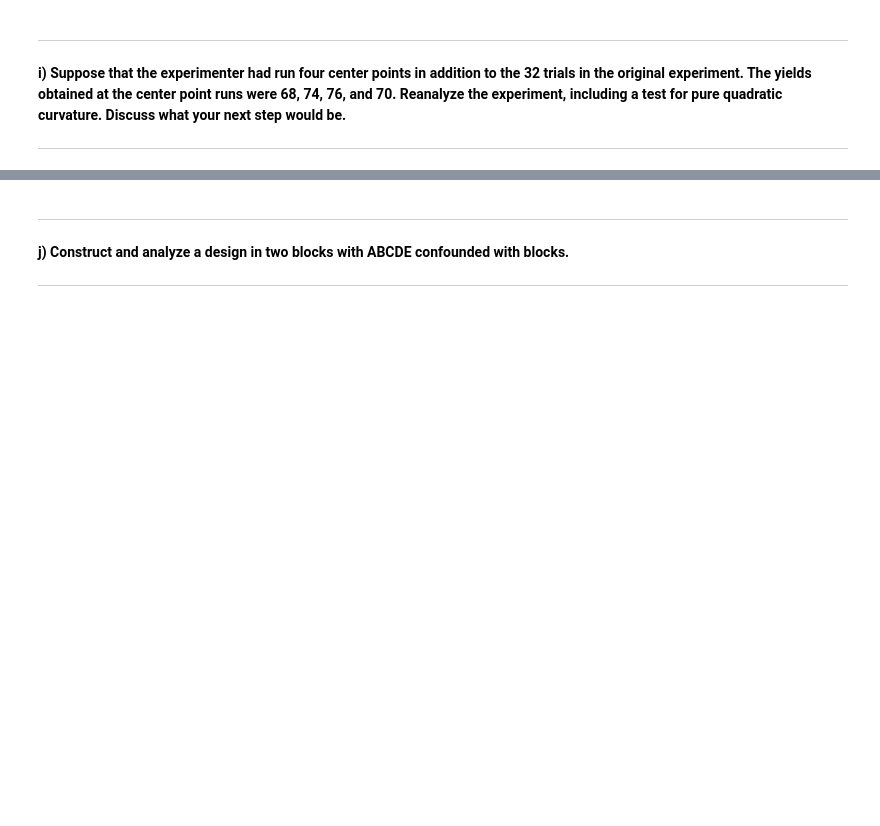
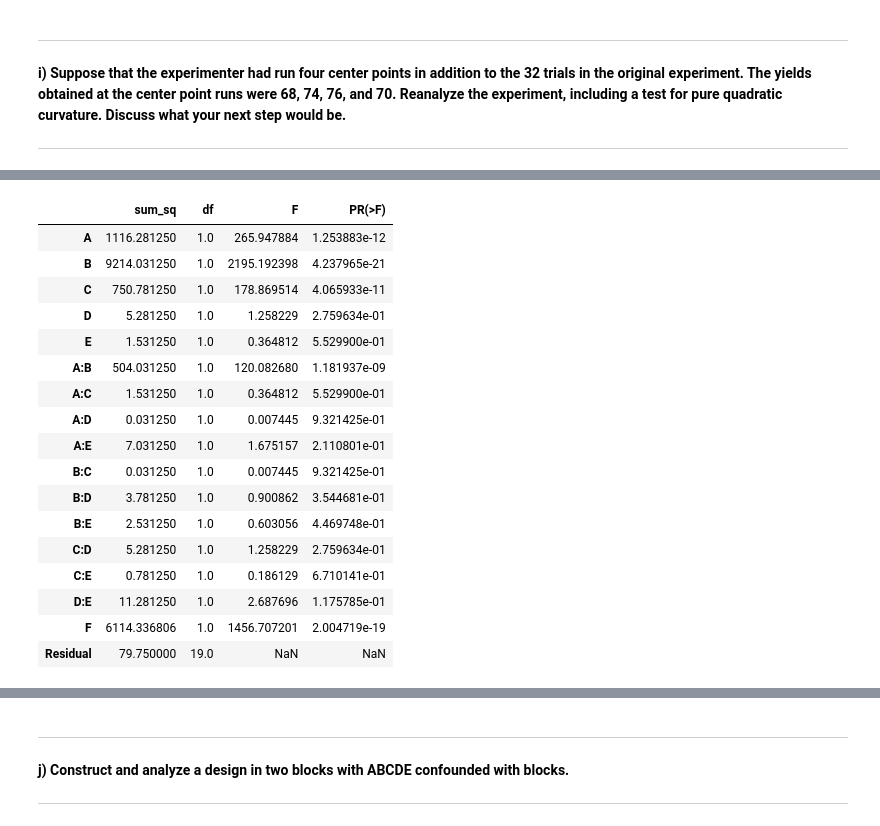
Before and after one commit to francji1/01NAEX, a Jupyter notebook: code/01NAEX_Exercise_07_MartinK.ipynb, the cells around one changed output, grey strips where cells are left out. Saved outputs shown, nothing was run; the diff lists cells and outputs as text; code cells hidden in the pictures; blank space fills up the shorter version.

```diff
--- a/code/01NAEX_Exercise_07_MartinK.ipynb
+++ b/code/01NAEX_Exercise_07_MartinK.ipynb
@@ -463,0 +457,5 @@ Jesus fucking crist! I fucking hate this shit! I made a model and now they are t
+# %%
+factor_names = ['A','B','C','D','E']
+df626_cp.loc[:,factor_names] = df626_cp[factor_names].astype(float)
+df626_cp.loc[:, factor_names] = np.zeros((4, 5))
+df626_cp
@@ -463,0 +488,5 @@ Jesus fucking crist! I fucking hate this shit! I made a model and now they are t
+# %%
+df626_w_cp = pd.concat([df626_df,df626_cp], ignore_index=True)
+df626_w_cp.loc[:,factor_names] = df626_w_cp.loc[:,factor_names].astype(float)
+df626_w_cp.insert(6, 'F', np.concat([np.zeros(32), np.ones(4)]))
+df626_w_cp.tail(6)
@@ -463,0 +501,22 @@ Jesus fucking crist! I fucking hate this shit! I made a model and now they are t
+# %%
+model_w_cp_full = smf.ols("Yield ~ (A + B + C + D + E)**2 + F", data=df626_w_cp).fit()
+sm.stats.anova_lm(model_w_cp_full, typ=2)
+# %% [output]
+|  | sum_sq | df | F | PR(>F) |
+| A | 1116.281250 | 1.0 | 265.947884 | 1.253883e-12 |
+| B | 9214.031250 | 1.0 | 2195.192398 | 4.237965e-21 |
+| C | 750.781250 | 1.0 | 178.869514 | 4.065933e-11 |
+| D | 5.281250 | 1.0 | 1.258229 | 2.759634e-01 |
+| E | 1.531250 | 1.0 | 0.364812 | 5.529900e-01 |
+| A:B | 504.031250 | 1.0 | 120.082680 | 1.181937e-09 |
+| A:C | 1.531250 | 1.0 | 0.364812 | 5.529900e-01 |
+| A:D | 0.031250 | 1.0 | 0.007445 | 9.321425e-01 |
+| A:E | 7.031250 | 1.0 | 1.675157 | 2.110801e-01 |
+| B:C | 0.031250 | 1.0 | 0.007445 | 9.321425e-01 |
+| B:D | 3.781250 | 1.0 | 0.900862 | 3.544681e-01 |
+| B:E | 2.531250 | 1.0 | 0.603056 | 4.469748e-01 |
+| C:D | 5.281250 | 1.0 | 1.258229 | 2.759634e-01 |
+| C:E | 0.781250 | 1.0 | 0.186129 | 6.710141e-01 |
+| D:E | 11.281250 | 1.0 | 2.687696 | 1.175785e-01 |
+| F | 6114.336806 | 1.0 | 1456.707201 | 2.004719e-19 |
+| Residual | 79.750000 | 19.0 | NaN | NaN |
```
Also changed, not shown: parts of 20 cells of this notebook.
